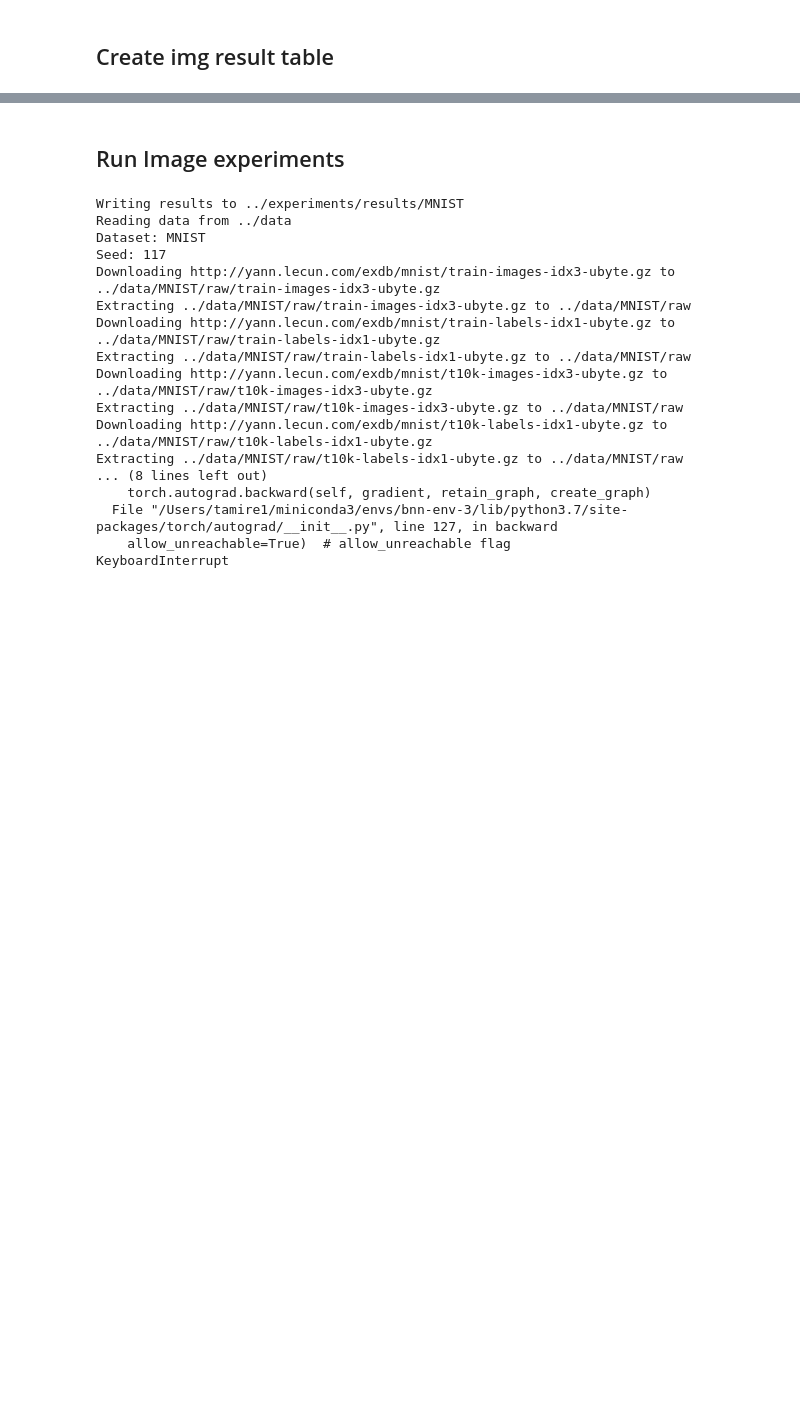
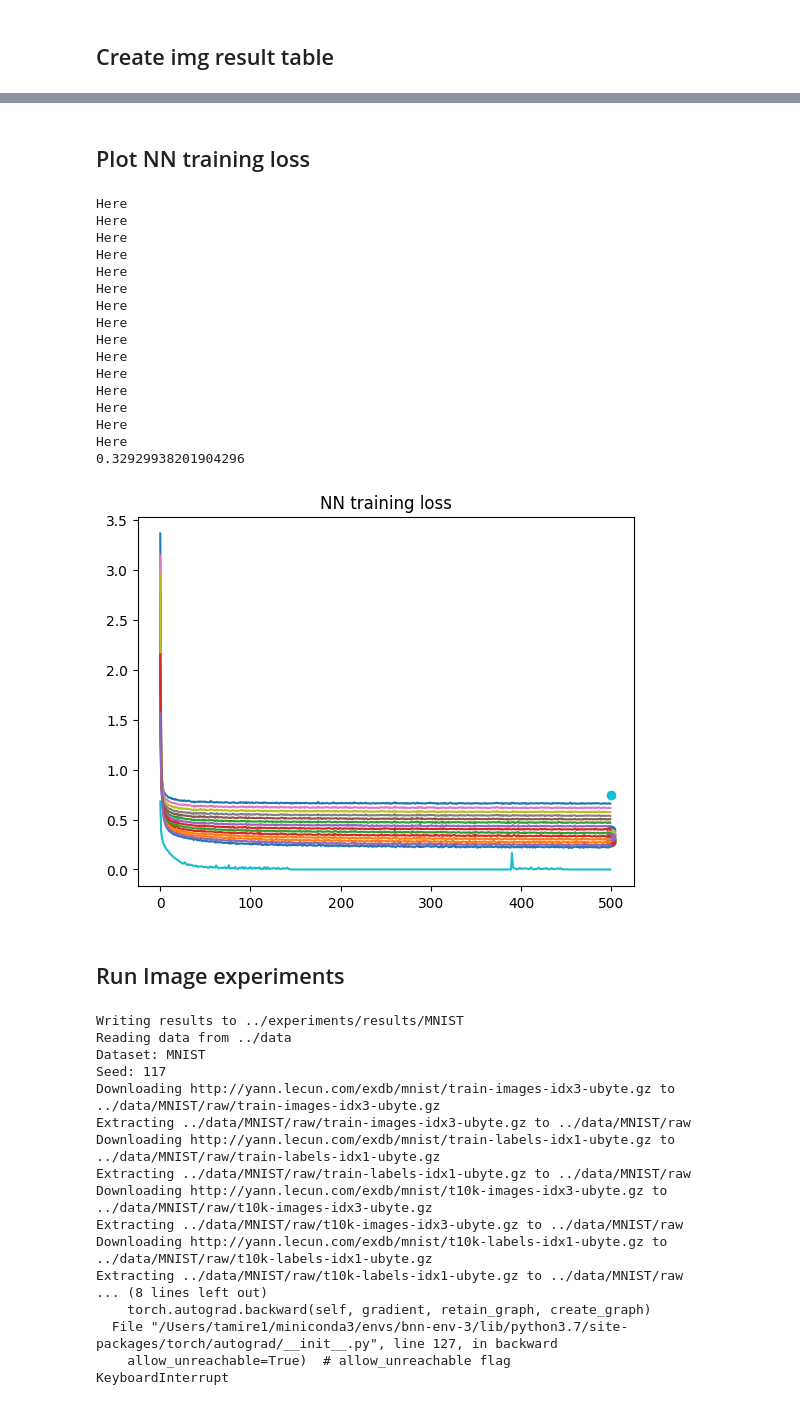
Before and after one commit to AaltoML/sfr, a Jupyter notebook: bnn-predictive/notebooks/UCI Reproduce.ipynb, the cells around one changed output, grey strips where cells are left out. Drawn from its saved outputs; the diff is of its cells as text; code cells hidden in the pictures; blank space fills up the shorter version.

Commit message:
Plot training losses, parallelize vision training

```diff
--- a/bnn-predictive/notebooks/UCI Reproduce.ipynb
+++ b/bnn-predictive/notebooks/UCI Reproduce.ipynb
@@ -617,3 +617,41 @@ with open(os.path.join(dir_name, file), 'rb') as handle:
+# %% [markdown]
+<h2>Plot NN training loss </h2>
+# %%
+dir_name = f'../experiments/results/FMNIST/11_3/models'
+seed = 51
+te_losses = []
+for file in os.listdir(dir_name):
+    ds, model,  file_seed, delta = file[:-3].split('_')
+    if int(file_seed) != seed:
+        continue
+    print('Here')
+    state = torch.load(os.path.join(dir_name, file), map_location=torch.device('cpu'))
+    losses = state['losses']
+    te_loss = state['metrics']['test_loss']
+    te_losses.append(te_loss)
+    plt.scatter(500, te_loss,  label=delta)
+    plt.plot(losses, label=delta)
+#plt.legend()
+plt.title('NN training loss')
+print(np.array(te_loss).min())
+# %% [output]
+Here
+Here
+Here
+Here
+Here
+Here
+Here
+Here
+Here
+Here
+Here
+Here
+Here
+Here
+Here
+0.32929938201904296
+[figure, added]
 # %% [markdown]
 <h2>Run Image experiments </h2>
 # %%
```
Also changed, not shown: parts of 17 cells of this notebook, 4 other files.
